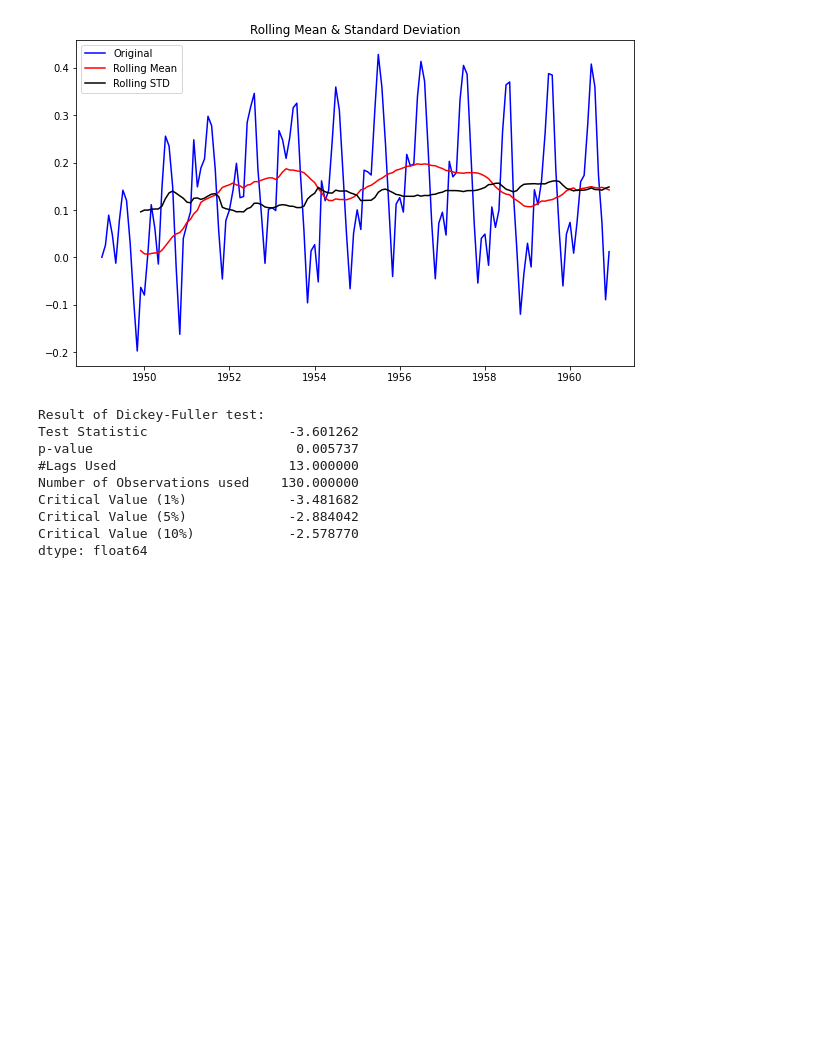
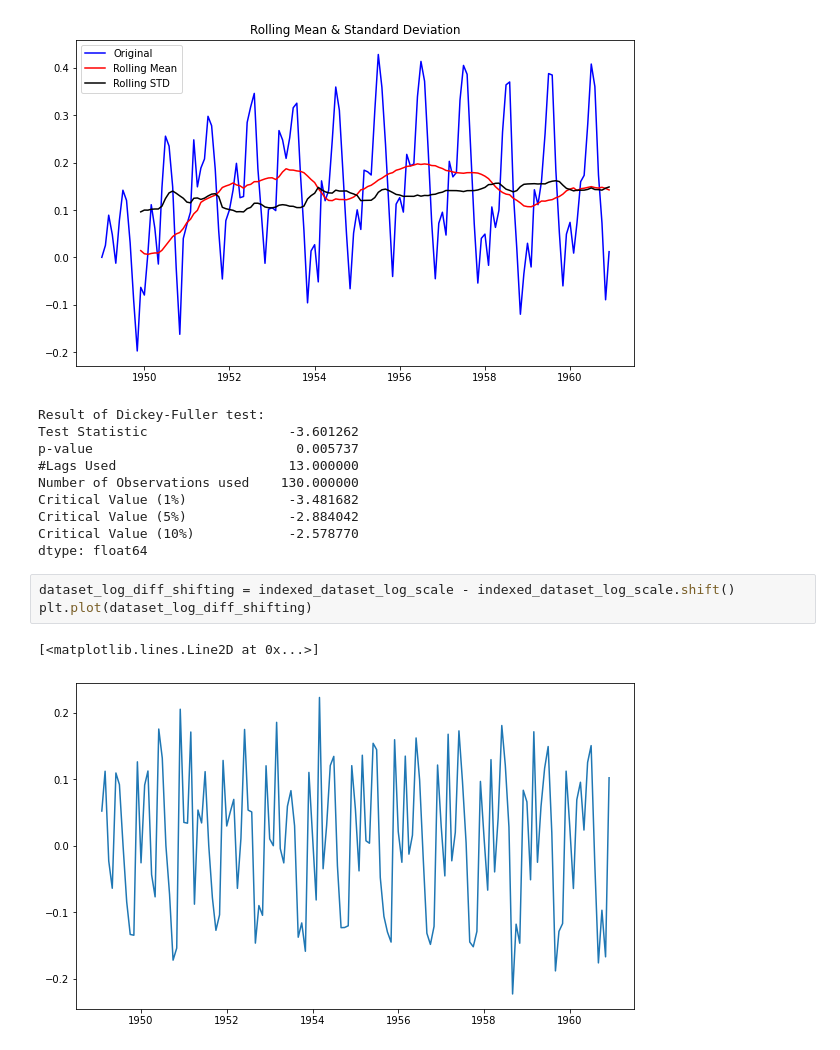
Before and after one commit to ThierrryScotto/Air-Passengers-Forecast, a Jupyter notebook: air_passengers_forecast.ipynb, the cells around one changed output. Cells and saved outputs as stored; diff of their text form; blank space fills up the shorter version.

```diff
--- a/air_passengers_forecast.ipynb
+++ b/air_passengers_forecast.ipynb
@@ -245,3 +239,9 @@ Critical Value (1%)             -3.481682
 Critical Value (5%)             -2.884042
 Critical Value (10%)            -2.578770
 dtype: float64
+# %%
+dataset_log_diff_shifting = indexed_dataset_log_scale - indexed_dataset_log_scale.shift()
+plt.plot(dataset_log_diff_shifting)
+# %% [output]
+[<matplotlib.lines.Line2D at 0x...>]
+[figure, added]
```
Also changed, not shown: parts of 4 cells of this notebook.
